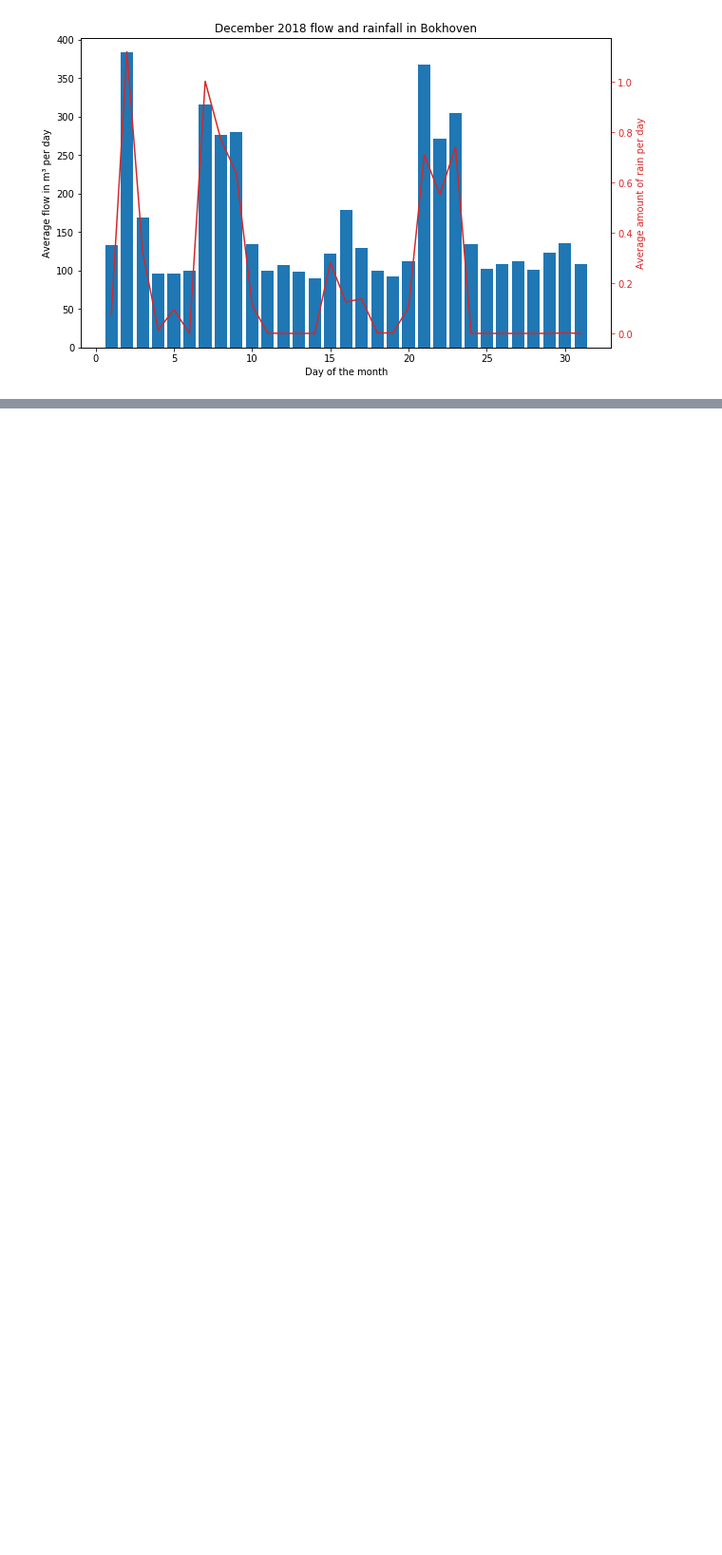
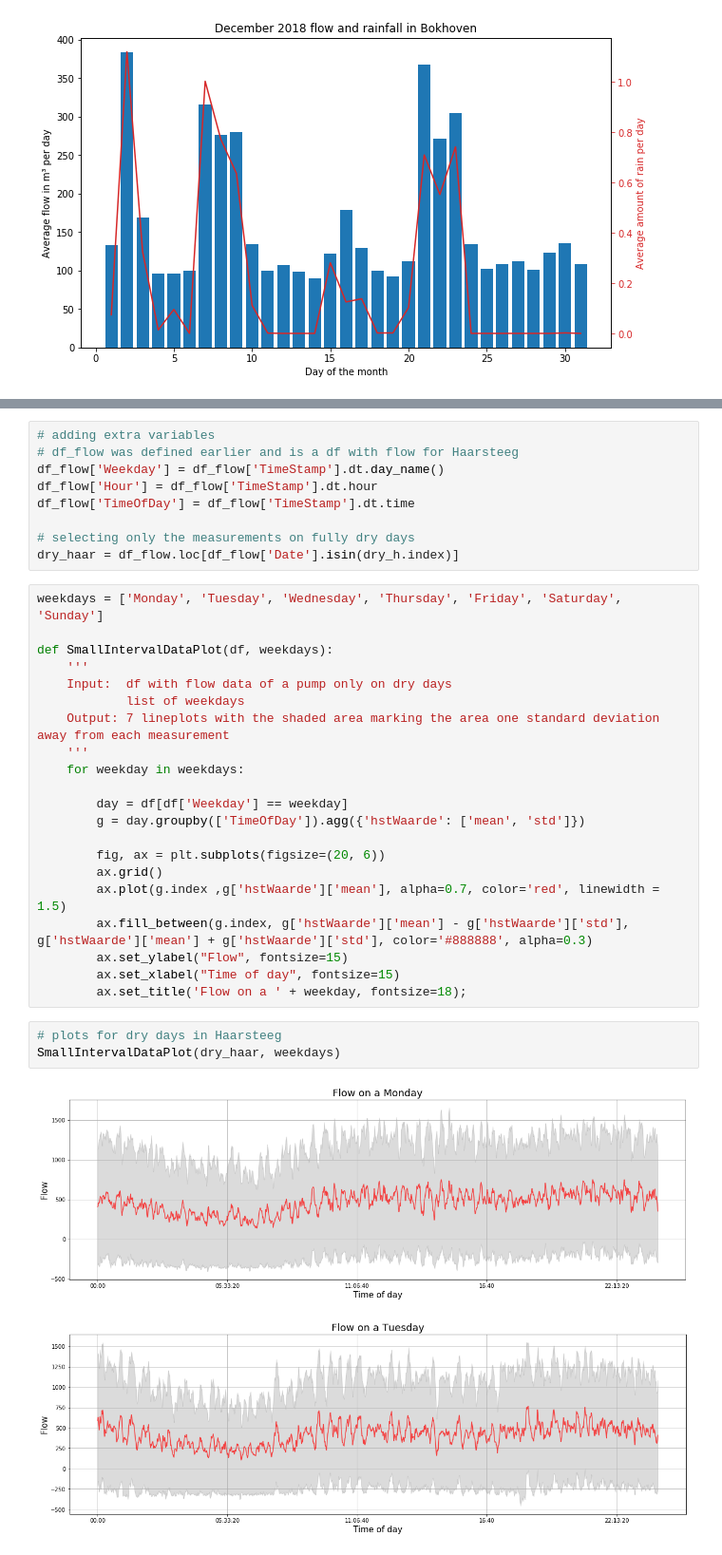
Before and after one commit to rogertian0707/jbg060, a Jupyter notebook: code/Monthly flow & level.ipynb, the cells around one changed output, grey strips where cells are left out. Shown at 95% size. Drawn from its saved outputs; the diff is of its cells as text; blank space fills up the shorter version.

```diff
--- a/code/Monthly flow & level.ipynb
+++ b/code/Monthly flow & level.ipynb
@@ -138,0 +216,36 @@ for i, month in enumerate(months18):
+# %%
+# adding extra variables
+# df_flow was defined earlier and is a df with flow for Haarsteeg
+df_flow['Weekday'] = df_flow['TimeStamp'].dt.day_name()
+df_flow['Hour'] = df_flow['TimeStamp'].dt.hour
+df_flow['TimeOfDay'] = df_flow['TimeStamp'].dt.time
+
+# selecting only the measurements on fully dry days
+dry_haar = df_flow.loc[df_flow['Date'].isin(dry_h.index)]
+# %%
+weekdays = ['Monday', 'Tuesday', 'Wednesday', 'Thursday', 'Friday', 'Saturday', 'Sunday']
+
+def SmallIntervalDataPlot(df, weekdays):
+    '''
+    Input:  df with flow data of a pump only on dry days
+            list of weekdays
+    Output: 7 lineplots with the shaded area marking the area one standard deviation away from each measurement
+    '''
+    for weekday in weekdays:
+
+        day = df[df['Weekday'] == weekday]
+        g = day.groupby(['TimeOfDay']).agg({'hstWaarde': ['mean', 'std']})
+
+        fig, ax = plt.subplots(figsize=(20, 6))
+        ax.grid()
+        ax.plot(g.index ,g['hstWaarde']['mean'], alpha=0.7, color='red', linewidth = 1.5)
+        ax.fill_between(g.index, g['hstWaarde']['mean'] - g['hstWaarde']['std'], g['hstWaarde']['mean'] + g['hstWaarde']['std'], color='#888888', alpha=0.3)
+        ax.set_ylabel("Flow", fontsize=15)
+        ax.set_xlabel("Time of day", fontsize=15)
+        ax.set_title('Flow on a ' + weekday, fontsize=18);
+# %%
+# plots for dry days in Haarsteeg
+SmallIntervalDataPlot(dry_haar, weekdays)
+# %% [output]
+[figure, added]
+[figure, added]
```
Also changed, not shown: parts of 10 cells of this notebook.
